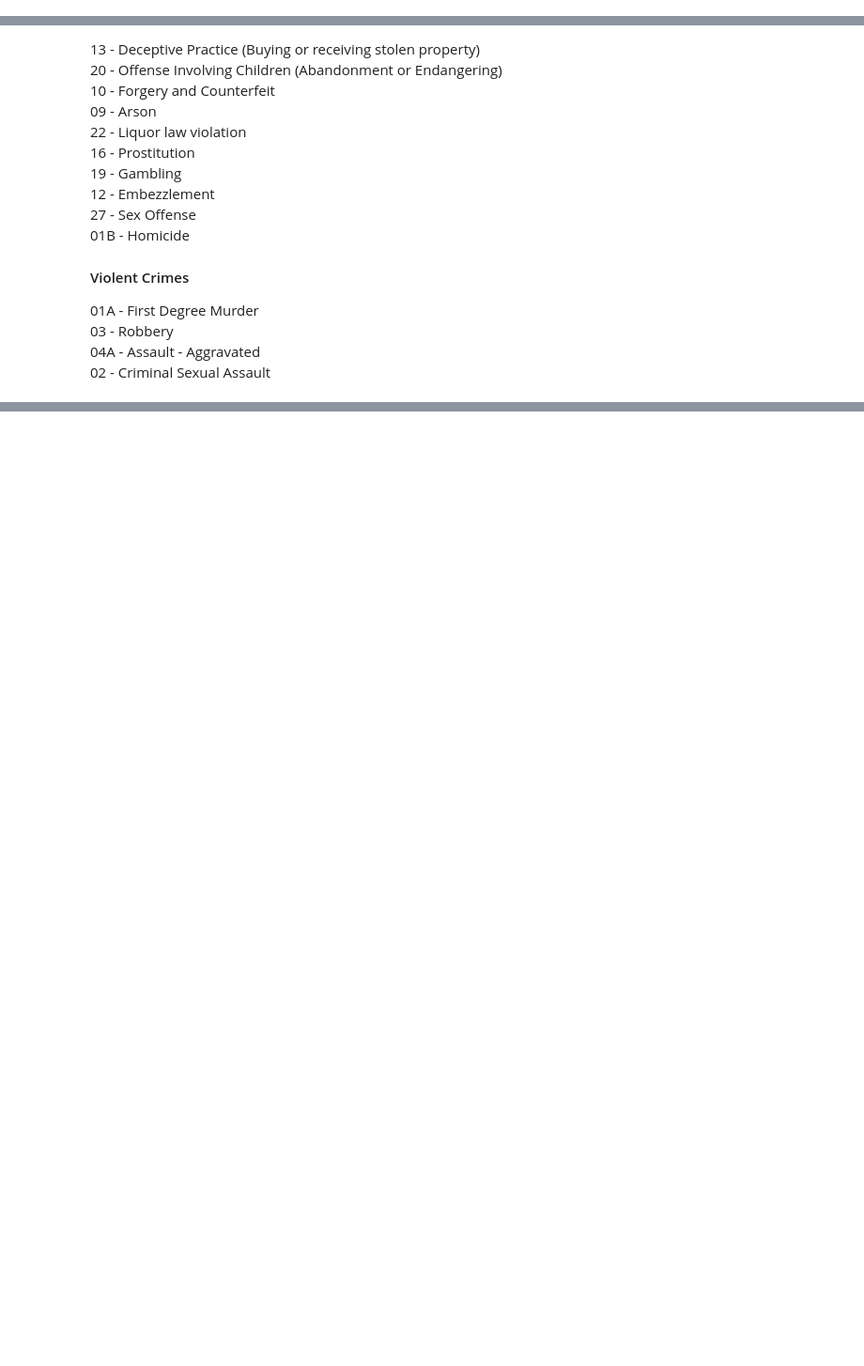
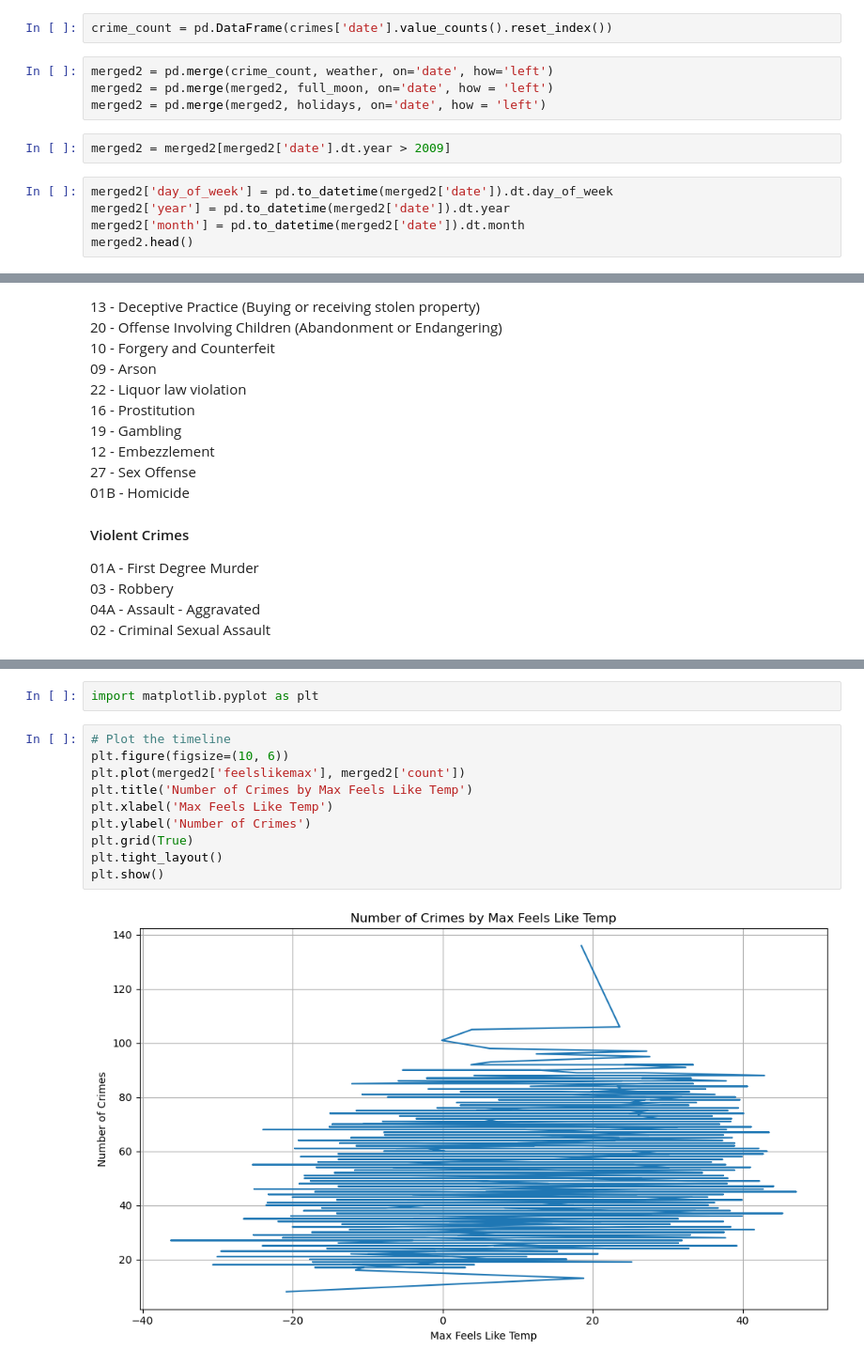
Before and after one commit to camilla47/CrimeCaseStudy, a Jupyter notebook: daisy.ipynb, the cells around one changed output, grey strips where cells are left out. Shown at 94% size. Saved outputs shown, nothing was run; the diff lists cells and outputs as text; blank space fills up the shorter version.

```diff
--- a/daisy.ipynb
+++ b/daisy.ipynb
@@ -98,3 +98,16 @@ df = merged[['date',
  'Holiday',
  # 'Day of Week'
  ]]
+# %%
+crime_count = pd.DataFrame(crimes['date'].value_counts().reset_index())
+# %%
+merged2 = pd.merge(crime_count, weather, on='date', how='left')
+merged2 = pd.merge(merged2, full_moon, on='date', how = 'left')
+merged2 = pd.merge(merged2, holidays, on='date', how = 'left')
+# %%
+merged2 = merged2[merged2['date'].dt.year > 2009]
+# %%
+merged2['day_of_week'] = pd.to_datetime(merged2['date']).dt.day_of_week
+merged2['year'] = pd.to_datetime(merged2['date']).dt.year
+merged2['month'] = pd.to_datetime(merged2['date']).dt.month
+merged2.head()
@@ -153,0 +329,14 @@ df[df['FBI Code'] == '26'][['Primary Type', 'Description', 'FBI Code']]
+# %%
+import matplotlib.pyplot as plt
+# %%
+# Plot the timeline
+plt.figure(figsize=(10, 6))
+plt.plot(merged2['feelslikemax'], merged2['count'])
+plt.title('Number of Crimes by Max Feels Like Temp')
+plt.xlabel('Max Feels Like Temp')
+plt.ylabel('Number of Crimes')
+plt.grid(True)
+plt.tight_layout()
+plt.show()
+# %% [output]
+[figure, added]
```
Also changed, not shown: parts of 13 cells of this notebook.
